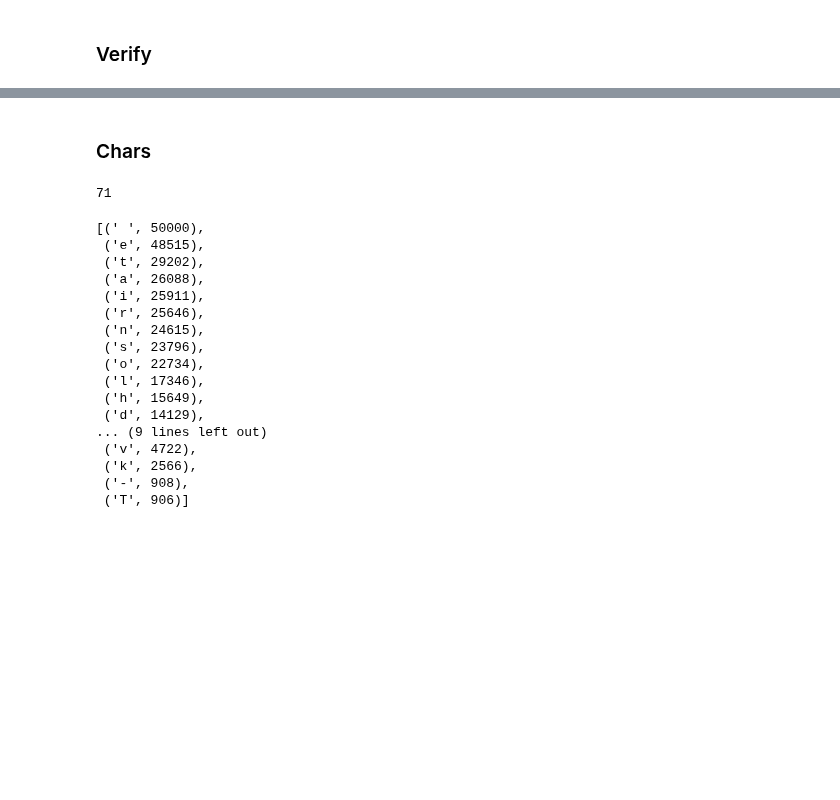
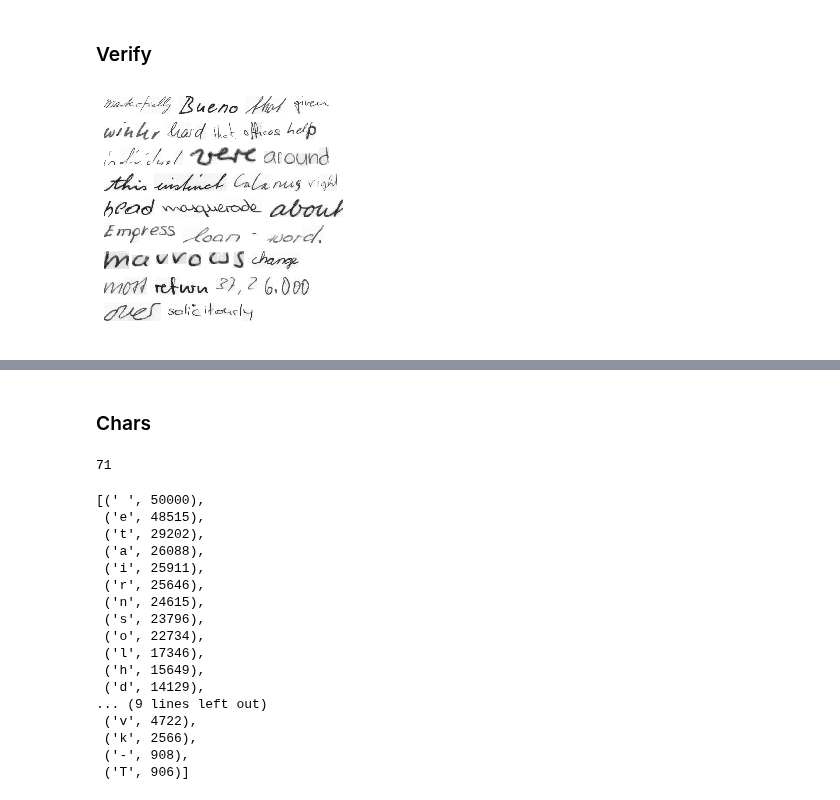
Before and after one commit to ahs8w/Handwriting, a Jupyter notebook: OCR-synthesize-data.ipynb, the cells around one changed output, grey strips where cells are left out. Saved outputs shown, nothing was run; the diff lists cells and outputs as text; code cells hidden in the pictures; blank space fills up the shorter version.

```diff
--- a/OCR-synthesize-data.ipynb
+++ b/OCR-synthesize-data.ipynb
@@ -172,3 +245,9 @@ synth.head()
 # %% [markdown]
 ### Verify
+# %%
+# check resizing
+im = Image.open(synth_path/'0000.png')
+im.resize((256,256))
+# %% [output]
+[figure, added]
 # %%
```
Also changed, not shown: parts of 21 cells of this notebook.
